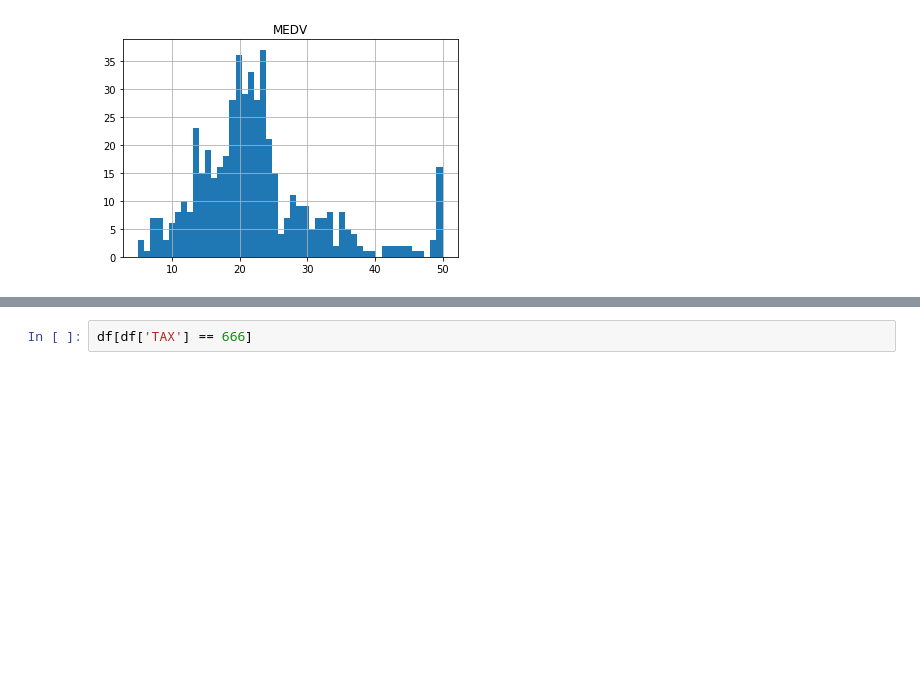
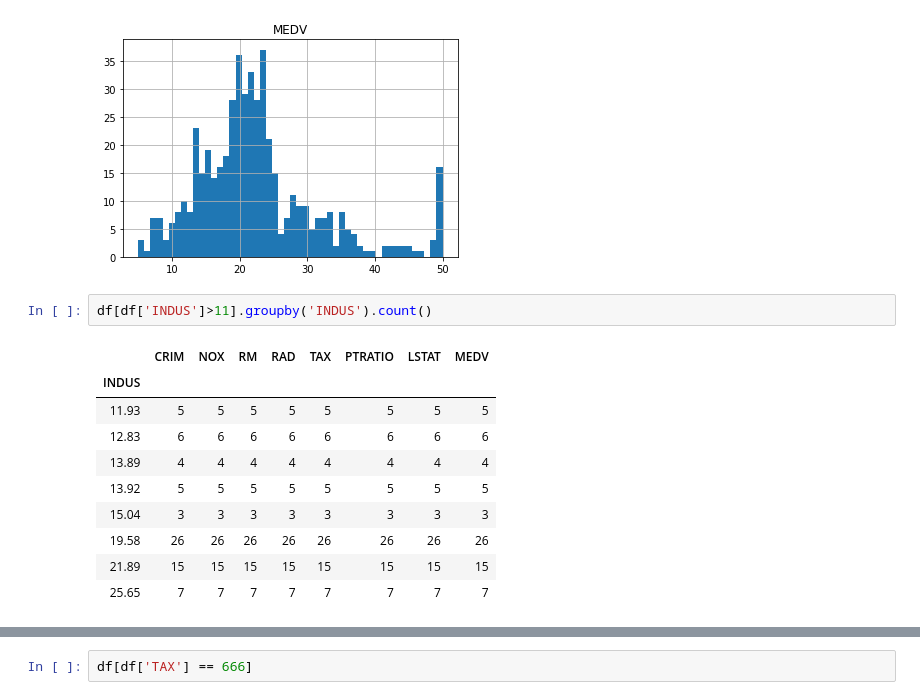
Before and after one commit to Sveta-27/netology_feature_engineering, a Jupyter notebook: hw2.ipynb, the cells around one changed output, grey strips where cells are left out. Saved outputs shown, nothing was run; the diff lists cells and outputs as text; blank space fills up the shorter version.

```diff
--- a/hw2.ipynb
+++ b/hw2.ipynb
@@ -141,3 +141,16 @@ for i in df.columns:
 [figure]
 [figure]
 [figure]
+# %%
+df[df['INDUS']>11].groupby('INDUS').count()
+# %% [output]
+|  | CRIM | NOX | RM | RAD | TAX | PTRATIO | LSTAT | MEDV |
+| INDUS |  |  |  |  |  |  |  |  |
+| 11.93 | 5 | 5 | 5 | 5 | 5 | 5 | 5 | 5 |
+| 12.83 | 6 | 6 | 6 | 6 | 6 | 6 | 6 | 6 |
+| 13.89 | 4 | 4 | 4 | 4 | 4 | 4 | 4 | 4 |
+| 13.92 | 5 | 5 | 5 | 5 | 5 | 5 | 5 | 5 |
+| 15.04 | 3 | 3 | 3 | 3 | 3 | 3 | 3 | 3 |
+| 19.58 | 26 | 26 | 26 | 26 | 26 | 26 | 26 | 26 |
+| 21.89 | 15 | 15 | 15 | 15 | 15 | 15 | 15 | 15 |
+| 25.65 | 7 | 7 | 7 | 7 | 7 | 7 | 7 | 7 |
```
Also changed, not shown: parts of 1 cell of this notebook.
